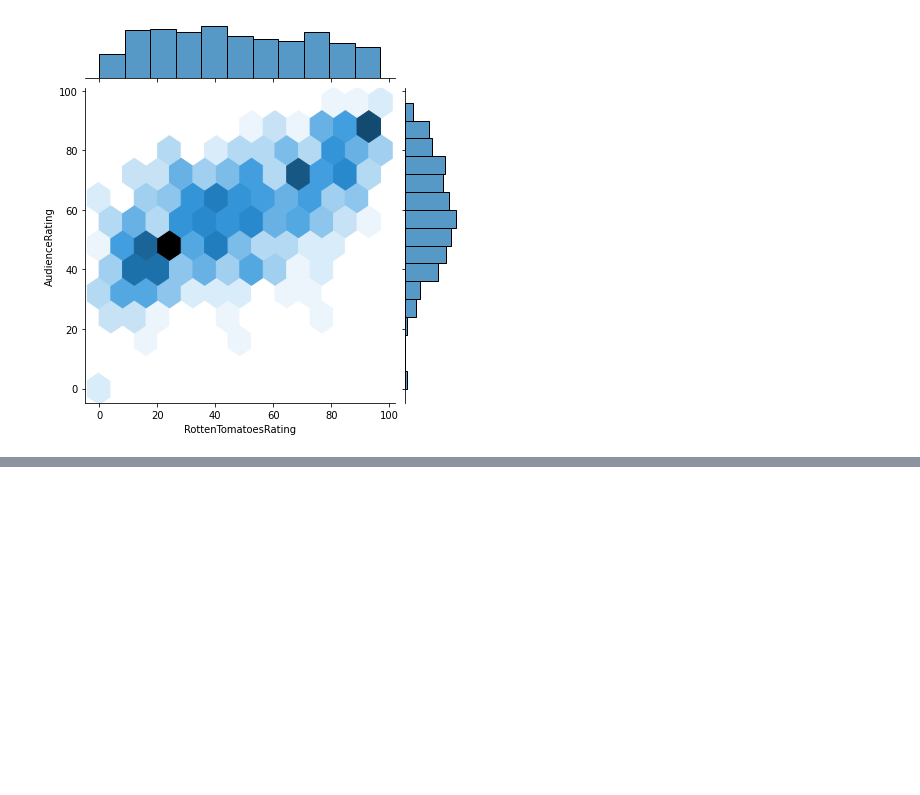
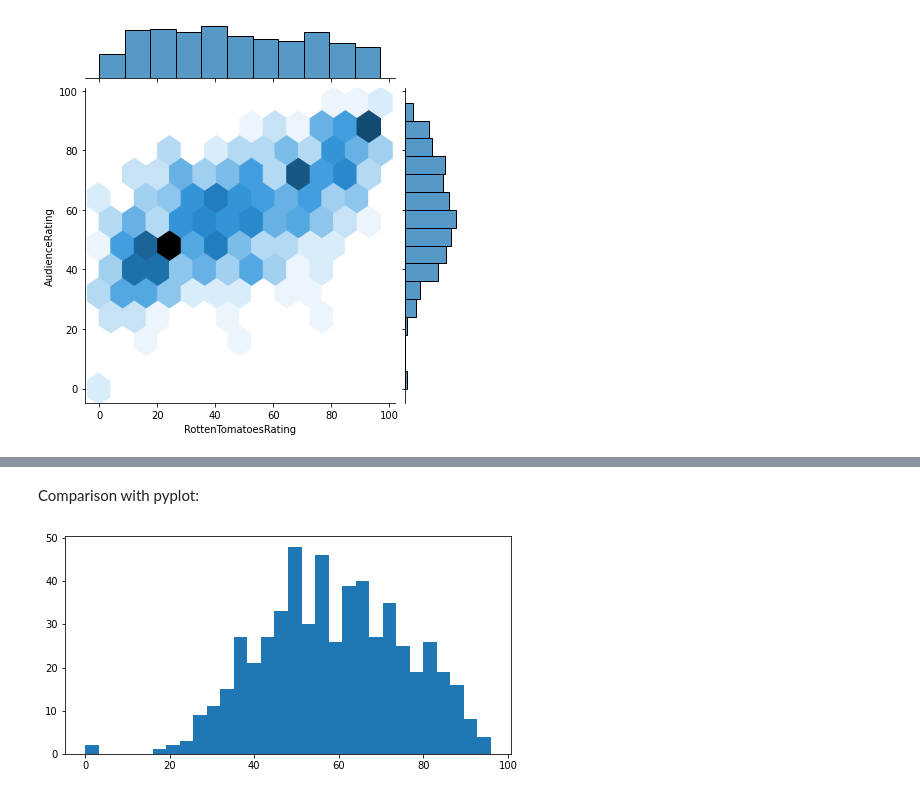
Before and after one commit to GiOvAnNa740/PythonNotebooks, a Jupyter notebook: Python_A_Z_For_Data_science/notes.ipynb, the cells around one changed output, grey strips where cells are left out. Saved outputs shown, nothing was run; the diff lists cells and outputs as text; code cells hidden in the pictures; blank space fills up the shorter version.

```diff
--- a/Python_A_Z_For_Data_science/notes.ipynb
+++ b/Python_A_Z_For_Data_science/notes.ipynb
@@ -177,0 +192,6 @@ jplotHex = sns.jointplot(data=movies, x='RottenTomatoesRating', y='AudienceRatin
+# %% [markdown]
+Comparison with pyplot:
+# %%
+hist3 = plt.hist(movies.AudienceRating, bins=30)
+# %% [output]
+[figure, added]
```
Also changed, not shown: parts of 27 cells of this notebook.
